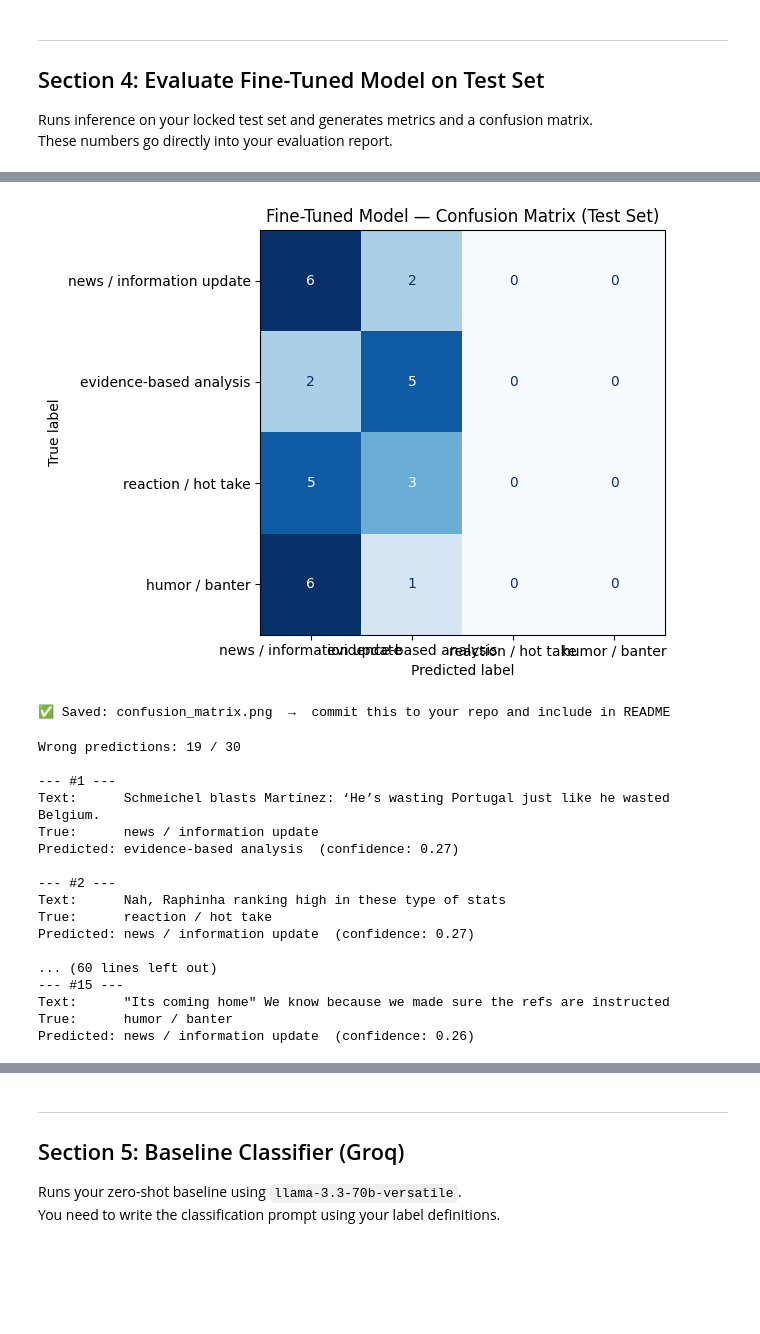
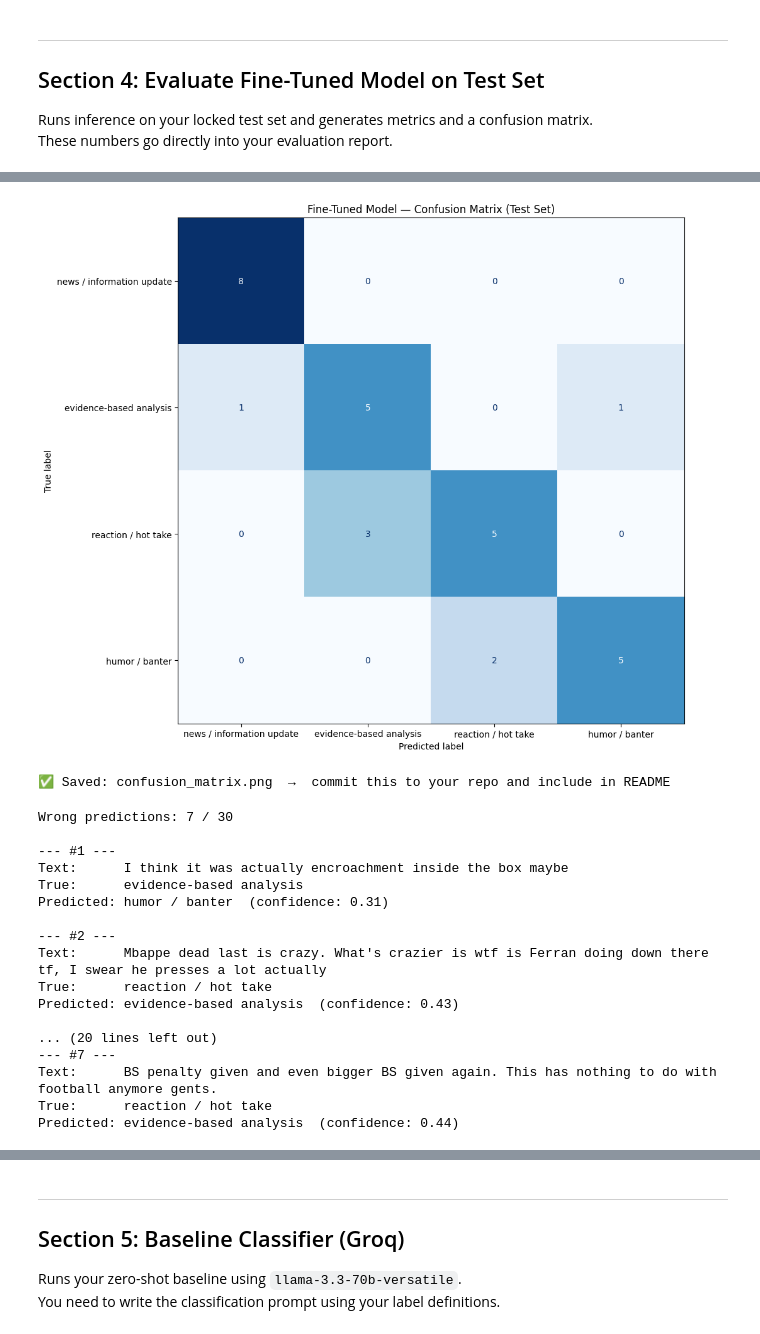
Before and after one commit to JasonMai11/ai201-project3-takemeter, a Jupyter notebook: ai201_project3_takemeter_starter_clean.ipynb, the cells around one changed output, grey strips where cells are left out. Cells and saved outputs as stored; diff of their text form; code cells hidden in the pictures; blank space fills up the shorter version.

```diff
--- a/ai201_project3_takemeter_starter_clean.ipynb
+++ b/ai201_project3_takemeter_starter_clean.ipynb
@@ -275,7 +277,7 @@ def compute_metrics(eval_pred):
 # ─────────────────────────────────────────────────────────────────────────
 training_args = TrainingArguments(
     output_dir="./takemeter-model",
-    num_train_epochs=3,
+    num_train_epochs=4,
     per_device_train_batch_size=16,
     per_device_eval_batch_size=32,
     learning_rate=2e-5,
@@ -354,16 +357,16 @@ news / information update       0.32      0.75      0.44         8
 # %%
 # Confusion matrix
 cm = confusion_matrix(ft_true_ids, ft_pred_ids)
 disp = ConfusionMatrixDisplay(confusion_matrix=cm, display_labels=label_names)
-fig, ax = plt.subplots(figsize=(7, 5))
+fig, ax = plt.subplots(figsize=(12, 9))
 disp.plot(ax=ax, cmap="Blues", colorbar=False)
 ax.set_title("Fine-Tuned Model — Confusion Matrix (Test Set)")
 plt.tight_layout()
-plt.savefig("confusion_matrix.png", dpi=150)
+plt.savefig("confusion_matrix.png", dpi=500)
 plt.show()
 print("✅ Saved: confusion_matrix.png  →  commit this to your repo and include in README")
 # %% [output]
-[figure, old version]
+[figure, new version]
 ✅ Saved: confusion_matrix.png  →  commit this to your repo and include in README
 # %%
 # Print wrong predictions for your error analysis
@@ -383,20 +386,20 @@ for i, idx in enumerate(wrong_idx[:15]):
     print(f"Predicted: {pred_label}  (confidence: {confidence:.2f})")
     print()
 # %% [output]
-Wrong predictions: 19 / 30
+Wrong predictions: 7 / 30
 
 --- #1 ---
-Text:      Schmeichel blasts Martínez: ‘He’s wasting Portugal just like he wasted Belgium.
-True:      news / information update
-Predicted: evidence-based analysis  (confidence: 0.27)
+Text:      I think it was actually encroachment inside the box maybe
+True:      evidence-based analysis
+Predicted: humor / banter  (confidence: 0.31)
 
 --- #2 ---
-Text:      Nah, Raphinha ranking high in these type of stats
+Text:      Mbappe dead last is crazy. What's crazier is wtf is Ferran doing down there tf, I swear he presses a lot actually
 True:      reaction / hot take
-Predicted: news / information update  (confidence: 0.27)
+Predicted: evidence-based analysis  (confidence: 0.43)
 
-... (60 lines left out)
---- #15 ---
-Text:      "Its coming home" We know because we made sure the refs are instructed
-True:      humor / banter
-Predicted: news / information update  (confidence: 0.26)
+... (20 lines left out)
+--- #7 ---
+Text:      BS penalty given and even bigger BS given again. This has nothing to do with football anymore gents.
+True:      reaction / hot take
+Predicted: evidence-based analysis  (confidence: 0.44)
```
Also changed, not shown: parts of 6 cells of this notebook.
